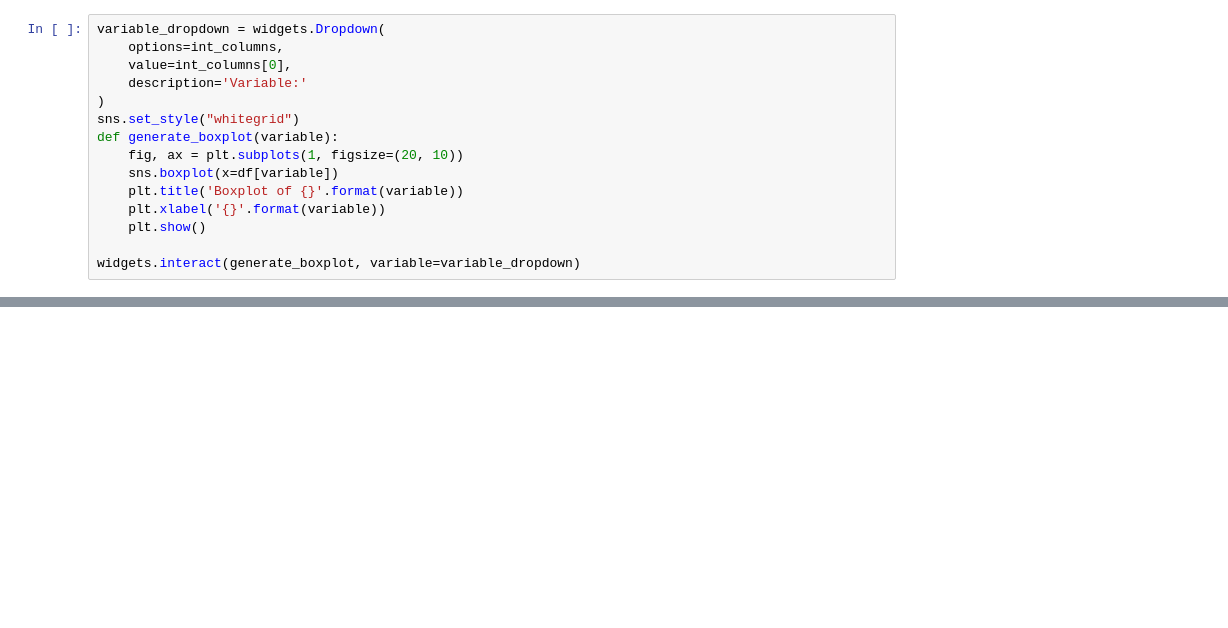
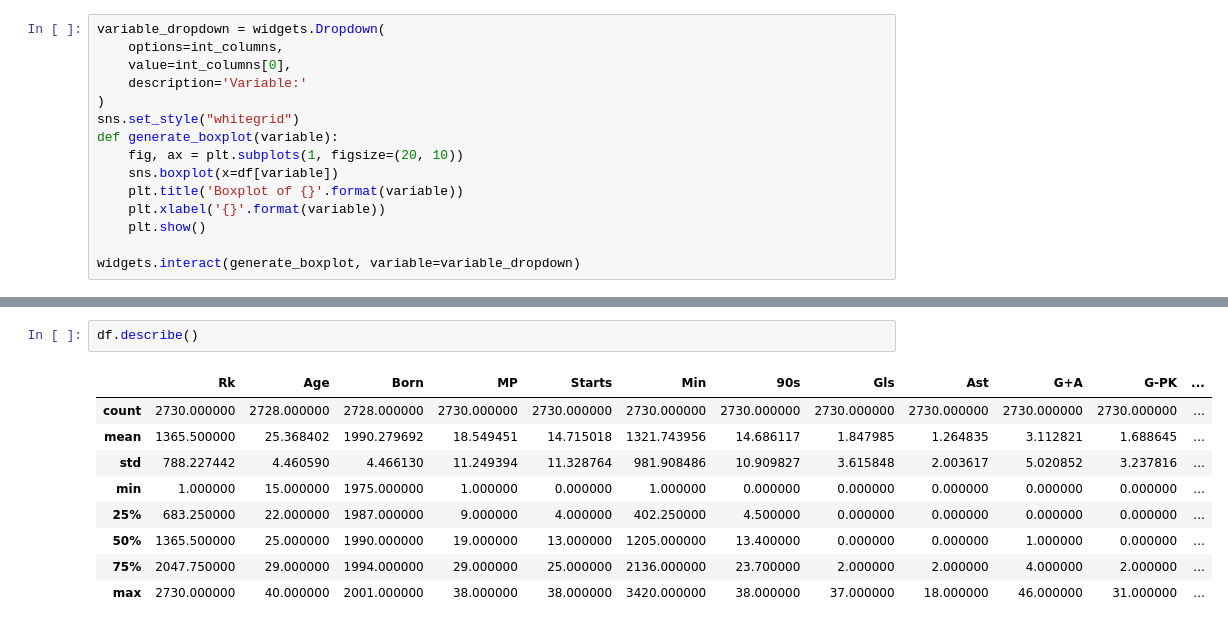
Before and after one commit to Aymenbouhou10/QuadraticFoot, a Jupyter notebook: Notebooks/Audite de la qualité de la donnée.ipynb, the cells around one changed output, grey strips where cells are left out. Cells and saved outputs as stored; diff of their text form; blank space fills up the shorter version.

```diff
--- a/Notebooks/Audite de la qualité de la donnée.ipynb
+++ b/Notebooks/Audite de la qualité de la donnée.ipynb
@@ -175,0 +178,12 @@ os.path.splitext(path)[0]+'_1.csv'
+# %%
+df.describe()
+# %% [output]
+|  | Rk | Age | Born | MP | Starts | Min | 90s | Gls | Ast | G+A | G-PK | ... |
+| count | 2730.000000 | 2728.000000 | 2728.000000 | 2730.000000 | 2730.000000 | 2730.000000 | 2730.000000 | 2730.000000 | 2730.000000 | 2730.000000 | 2730.000000 | ... |
+| mean | 1365.500000 | 25.368402 | 1990.279692 | 18.549451 | 14.715018 | 1321.743956 | 14.686117 | 1.847985 | 1.264835 | 3.112821 | 1.688645 | ... |
+| std | 788.227442 | 4.460590 | 4.466130 | 11.249394 | 11.328764 | 981.908486 | 10.909827 | 3.615848 | 2.003617 | 5.020852 | 3.237816 | ... |
+| min | 1.000000 | 15.000000 | 1975.000000 | 1.000000 | 0.000000 | 1.000000 | 0.000000 | 0.000000 | 0.000000 | 0.000000 | 0.000000 | ... |
+| 25% | 683.250000 | 22.000000 | 1987.000000 | 9.000000 | 4.000000 | 402.250000 | 4.500000 | 0.000000 | 0.000000 | 0.000000 | 0.000000 | ... |
+| 50% | 1365.500000 | 25.000000 | 1990.000000 | 19.000000 | 13.000000 | 1205.000000 | 13.400000 | 0.000000 | 0.000000 | 1.000000 | 0.000000 | ... |
+| 75% | 2047.750000 | 29.000000 | 1994.000000 | 29.000000 | 25.000000 | 2136.000000 | 23.700000 | 2.000000 | 2.000000 | 4.000000 | 2.000000 | ... |
+| max | 2730.000000 | 40.000000 | 2001.000000 | 38.000000 | 38.000000 | 3420.000000 | 38.000000 | 37.000000 | 18.000000 | 46.000000 | 31.000000 | ... |
```
Also changed, not shown: parts of 18 cells of this notebook, 1 other file.
